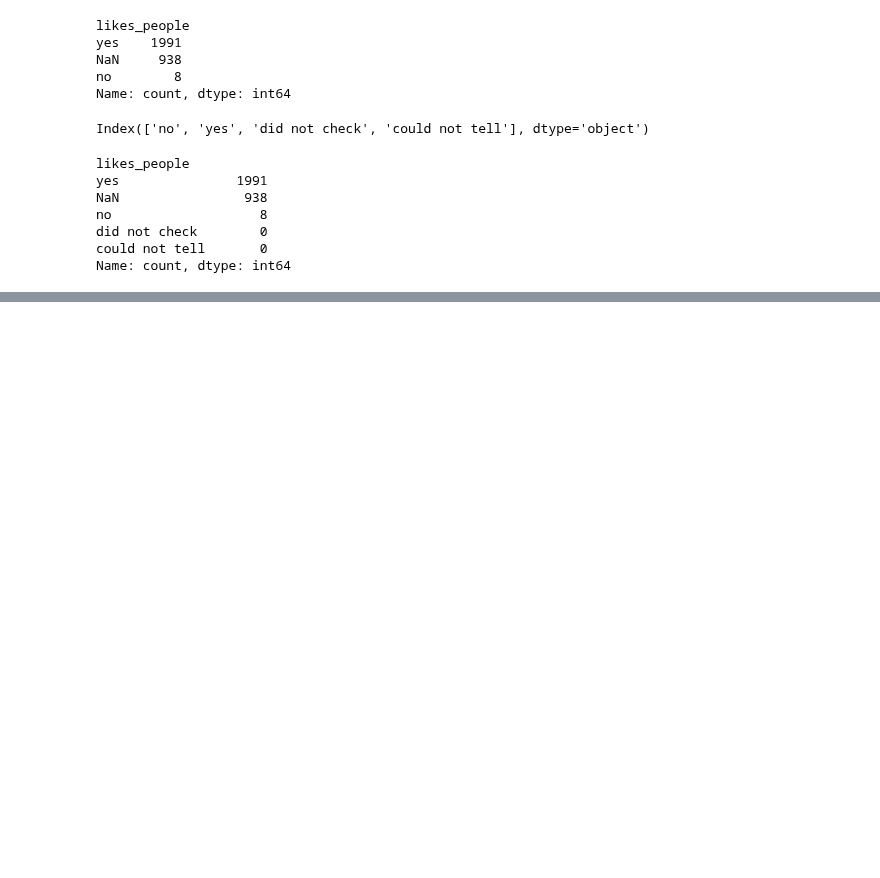
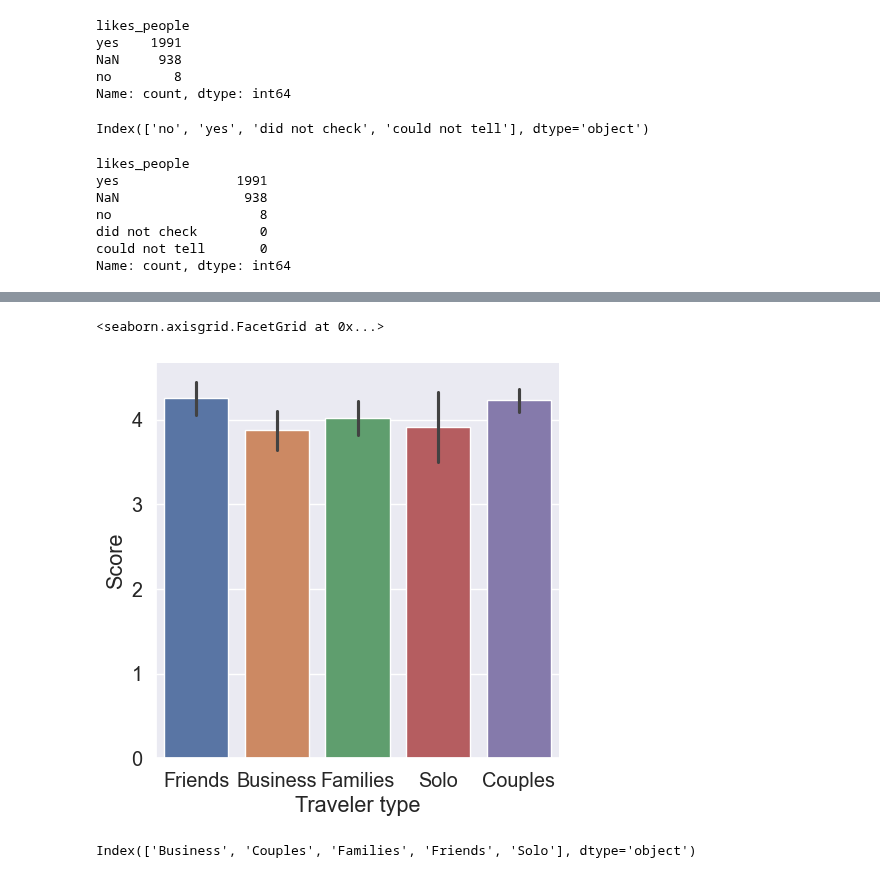
Before and after one commit to MichaelSzczepaniak/DataCamp, a Jupyter notebook: Tracks/Associate Data Scientist/16 Working with Categorical Data in Python/WorkingWithCatData.ipynb, the cells around one changed output, grey strips where cells are left out. Drawn from its saved outputs; the diff is of its cells as text; code cells hidden in the pictures; blank space fills up the shorter version.

```diff
--- a/Tracks/Associate Data Scientist/16 Working with Categorical Data in Python/WorkingWithCatData.ipynb
+++ b/Tracks/Associate Data Scientist/16 Working with Categorical Data in Python/WorkingWithCatData.ipynb
@@ -430,0 +716,13 @@ Index(['long', 'medium', 'short'], dtype='object')
+# %%
+# heights are point est's and small bars represent the 95% CI
+sns.set(font_scale=1.3)
+sns.set_style("darkgrid")
+sns.catplot(x="Traveler type", y="Score", data=df_trip_adv, kind="bar", hue="Traveler type")
+# %% [output]
+<seaborn.axisgrid.FacetGrid at 0x...>
+[figure, added]
+# %%
+df_trip_adv["Traveler type"] = df_trip_adv["Traveler type"].astype("category")
+df_trip_adv["Traveler type"].cat.categories  # categories ordered alphabetically
+# %% [output]
+Index(['Business', 'Couples', 'Families', 'Friends', 'Solo'], dtype='object')
```
Also changed, not shown: parts of 68 cells of this notebook.
